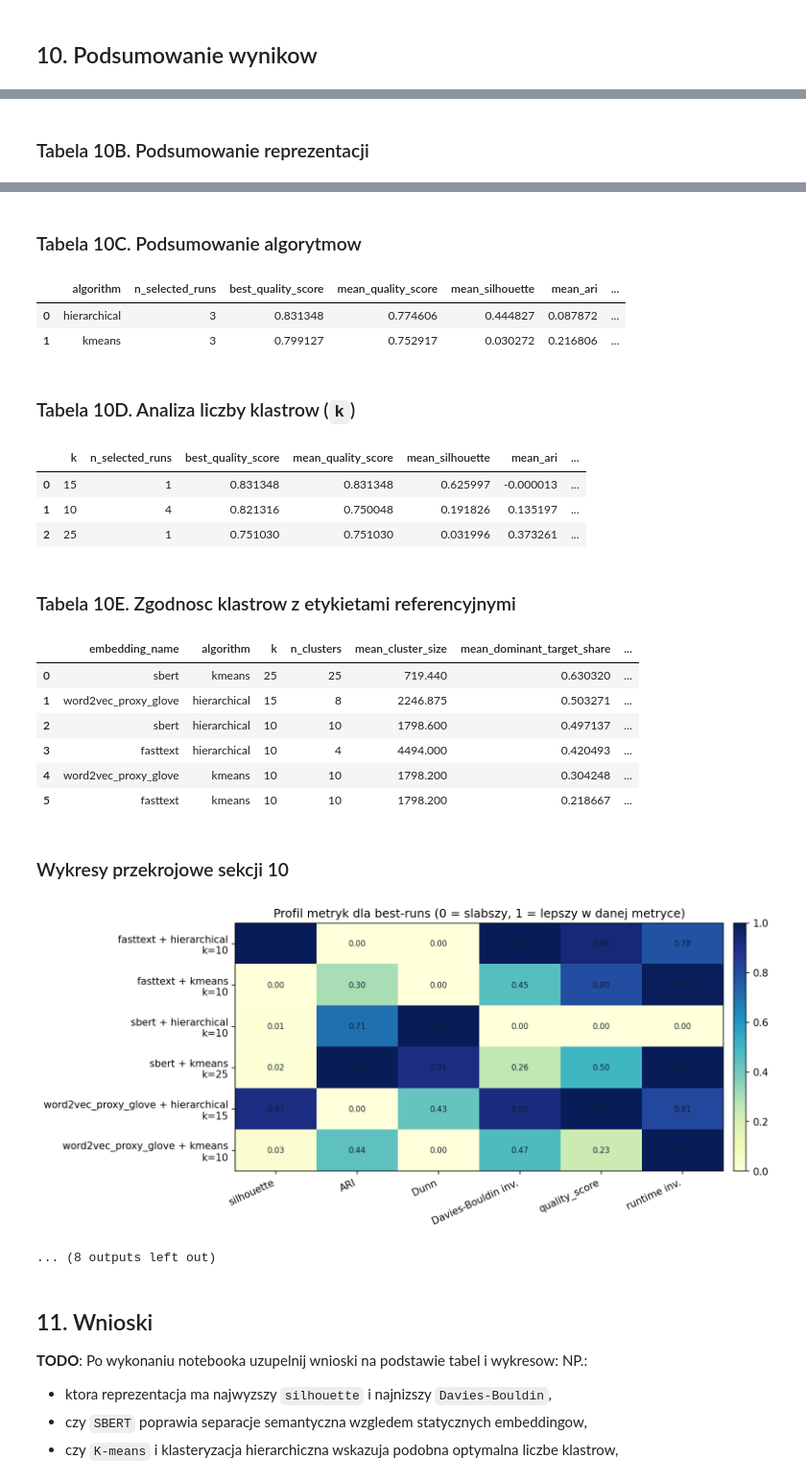
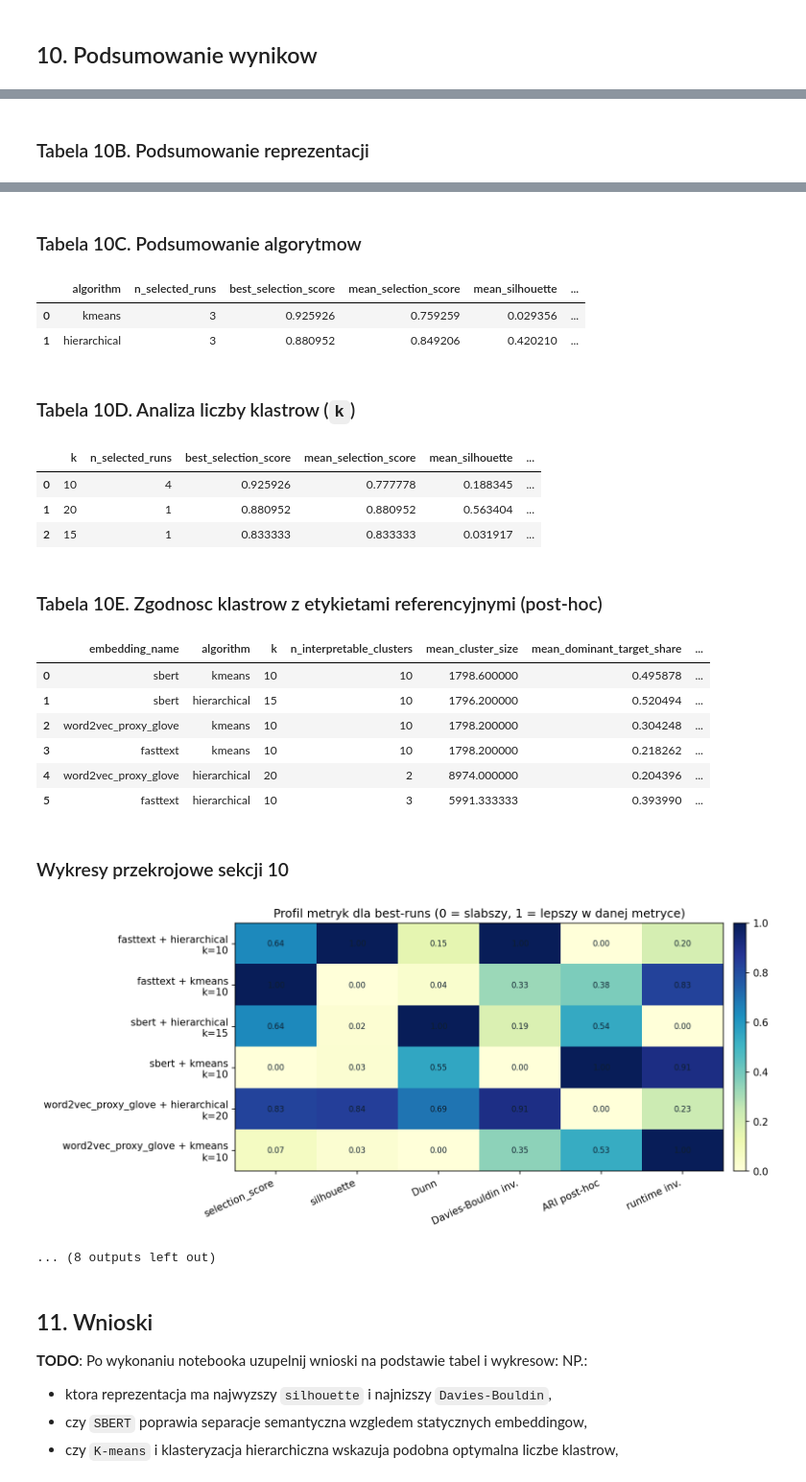
Before and after one commit to PatrykJanSozanski/text_group_20Newsgroups, a Jupyter notebook: zum_pipeline_report.ipynb, the cells around one changed output, grey strips where cells are left out. Shown at 96% size. Cells and saved outputs as stored; diff of their text form; code cells hidden in the pictures.

```diff
--- a/zum_pipeline_report.ipynb
+++ b/zum_pipeline_report.ipynb
@@ -169,6 +168,7 @@ from sklearn.metrics import (
 )
 from sklearn.preprocessing import Normalizer
 from tqdm.auto import tqdm
+from wordcloud import STOPWORDS, WordCloud
 
 warnings.filterwarnings("ignore", category=FutureWarning)
 warnings.filterwarnings("ignore", category=UserWarning)
@@ -266,10 +266,10 @@ def default_config(mode: str) -> Dict[str, Any]:
         "spectral_sample_size": None,  # TODO
 
         # Próbki dla miar jakości
-        "silhouette_sample_size": 1500 if mode == "quick" else 3000,
+        "silhouette_sample_size": 1500 if mode == "quick" else None,
         "davies_bouldin_sample_size": 3000 if mode == "quick" else None,
         "ari_sample_size": 3000 if mode == "quick" else None,
-        "dunn_max_points": 1500 if mode == "quick" else 3000,
+        "dunn_max_points": 1500 if mode == "quick" else None,
 
         "embedding_models": json.loads(json.dumps(DEFAULT_EMBEDDING_MODELS)),
         "clustering_grid": json.loads(
@@ -280,6 +280,12 @@ def default_config(mode: str) -> Dict[str, Any]:
         "explain_top_terms": 10,
         "explain_top_docs": 5,
         "interpretation_max_features": 15000,
+        "wordcloud_top_runs": 3,
+        "wordcloud_clusters_per_run": 2,
+        "wordcloud_min_cluster_size": 10,
+        "wordcloud_max_words": 80,
+        "wordcloud_width": 1200,
+        "wordcloud_height": 700,
         "sbert_batch_size": 32,
         "static_progress": True,
         "force_recompute_embeddings": False,
@@ -933,7 +934,7 @@ def execute_single_run(
             davies_bouldin_sample_size=config.get("davies_bouldin_sample_size"),
             ari_sample_size=config.get("ari_sample_size"),
             dunn_metric=params.get("metric", "euclidean"),
-            dunn_max_points=int(config.get("dunn_max_points", 1500)),
+            dunn_max_points=config.get("dunn_max_points", 1500),
             seed=config["seed"],
         )
         runtime_sec = time.time() - start_time
@@ -1004,7 +1005,7 @@ def compute_dunn_index(
     labels: np.ndarray,
     metric: str,
     seed: int,
-    max_points: int = 1500,
+    max_points: Optional[int] = 1500,
 ) -> float:
     X_eval, labels_eval = maybe_sample_for_dunn(X=X, labels=labels, seed=seed, max_points=max_points)
     distances = pairwise_distances(X_eval, metric=metric)
@@ -1033,9 +1034,9 @@ def compute_dunn_index(
 
 
 def maybe_sample_for_dunn(
-    X: np.ndarray, labels: np.ndarray, seed: int, max_points: int
+    X: np.ndarray, labels: np.ndarray, seed: int, max_points: Optional[int]
 ) -> Tuple[np.ndarray, np.ndarray]:
-    if len(X) <= max_points:
+    if max_points is None or len(X) <= max_points:
         return X, labels
 
     rng = np.random.default_rng(seed)
@@ -1067,7 +1068,7 @@ def compute_internal_metrics(
     davies_bouldin_sample_size: Optional[int],
     ari_sample_size: Optional[int],
     dunn_metric: str,
-    dunn_max_points: int,
+    dunn_max_points: Optional[int],
     seed: int,
 ) -> Dict[str, float]:
     unique_labels = np.unique(labels[labels >= 0])  # wyklucz szumy DBSCAN (-1)
@@ -3196,13 +3283,13 @@ def build_section10_views(
         "purity_summary": purity_summary,
     }
 # %%
-
 artifact_paths = save_project_artifacts(
     results_df=results_df,
     best_runs_df=best_runs_df,
     cluster_profiles_df=cluster_profiles_df,
     cluster_examples=cluster_examples,
     config=CONFIG,
+    wordcloud_index_df=wordcloud_index_df,
 )
 
 figure_paths = generate_summary_plots(
@@ -3238,7 +3332,6 @@ artifact_paths
 # %% [markdown]
 ## 10. Podsumowanie wynikow
 # %%
-
 from IPython.display import Image, Markdown, display
 
 section10_views = build_section10_views(
@@ -3260,7 +3353,7 @@ display(Markdown("### Tabela 10D. Analiza liczby klastrow (`k`)"))
 display(section10_views["k_summary"])
 
 if not section10_views["purity_summary"].empty:
-    display(Markdown("### Tabela 10E. Zgodnosc klastrow z etykietami referencyjnymi"))
+    display(Markdown("### Tabela 10E. Zgodnosc klastrow z etykietami referencyjnymi (post-hoc)"))
     display(section10_views["purity_summary"])
 
 display(Markdown("### Wykresy przekrojowe sekcji 10"))
@@ -3273,7 +3366,7 @@ section10_plot_keys = [
     "best_ari_plot",
     "best_davies_bouldin_plot",
     "best_dunn_plot",
-    "best_quality_score_plot",
+    "best_selection_score_plot",
 ]
 for plot_key in section10_plot_keys:
     if plot_key in artifact_paths:
@@ -3295,22 +3388,22 @@ for plot_key in section10_plot_keys:
 ### Tabela 10C. Podsumowanie algorytmow
-|  | algorithm | n_selected_runs | best_quality_score | mean_quality_score | mean_silhouette | mean_ari | ... |
-| 0 | hierarchical | 3 | 0.831348 | 0.774606 | 0.444827 | 0.087872 | ... |
-| 1 | kmeans | 3 | 0.799127 | 0.752917 | 0.030272 | 0.216806 | ... |
+|  | algorithm | n_selected_runs | best_selection_score | mean_selection_score | mean_silhouette | ... |
+| 0 | kmeans | 3 | 0.925926 | 0.759259 | 0.029356 | ... |
+| 1 | hierarchical | 3 | 0.880952 | 0.849206 | 0.420210 | ... |
 ### Tabela 10D. Analiza liczby klastrow (`k`)
-|  | k | n_selected_runs | best_quality_score | mean_quality_score | mean_silhouette | mean_ari | ... |
-| 0 | 15 | 1 | 0.831348 | 0.831348 | 0.625997 | -0.000013 | ... |
-| 1 | 10 | 4 | 0.821316 | 0.750048 | 0.191826 | 0.135197 | ... |
-| 2 | 25 | 1 | 0.751030 | 0.751030 | 0.031996 | 0.373261 | ... |
+|  | k | n_selected_runs | best_selection_score | mean_selection_score | mean_silhouette | ... |
+| 0 | 10 | 4 | 0.925926 | 0.777778 | 0.188345 | ... |
+| 1 | 20 | 1 | 0.880952 | 0.880952 | 0.563404 | ... |
+| 2 | 15 | 1 | 0.833333 | 0.833333 | 0.031917 | ... |
-### Tabela 10E. Zgodnosc klastrow z etykietami referencyjnymi
+### Tabela 10E. Zgodnosc klastrow z etykietami referencyjnymi (post-hoc)
-|  | embedding_name | algorithm | k | n_clusters | mean_cluster_size | mean_dominant_target_share | ... |
-| 0 | sbert | kmeans | 25 | 25 | 719.440 | 0.630320 | ... |
-| 1 | word2vec_proxy_glove | hierarchical | 15 | 8 | 2246.875 | 0.503271 | ... |
-| 2 | sbert | hierarchical | 10 | 10 | 1798.600 | 0.497137 | ... |
-| 3 | fasttext | hierarchical | 10 | 4 | 4494.000 | 0.420493 | ... |
-| 4 | word2vec_proxy_glove | kmeans | 10 | 10 | 1798.200 | 0.304248 | ... |
-| 5 | fasttext | kmeans | 10 | 10 | 1798.200 | 0.218667 | ... |
+|  | embedding_name | algorithm | k | n_interpretable_clusters | mean_cluster_size | mean_dominant_target_share | ... |
+| 0 | sbert | kmeans | 10 | 10 | 1798.600000 | 0.495878 | ... |
+| 1 | sbert | hierarchical | 15 | 10 | 1796.200000 | 0.520494 | ... |
+| 2 | word2vec_proxy_glove | kmeans | 10 | 10 | 1798.200000 | 0.304248 | ... |
+| 3 | fasttext | kmeans | 10 | 10 | 1798.200000 | 0.218262 | ... |
+| 4 | word2vec_proxy_glove | hierarchical | 20 | 2 | 8974.000000 | 0.204396 | ... |
+| 5 | fasttext | hierarchical | 10 | 3 | 5991.333333 | 0.393990 | ... |
 ### Wykresy przekrojowe sekcji 10
-[figure, old version]
+[figure, new version]
 ... (8 outputs left out)
 # %% [markdown]
 ## 11. Wnioski
```
Also changed, not shown: parts of 19 cells of this notebook, 2 other files.
